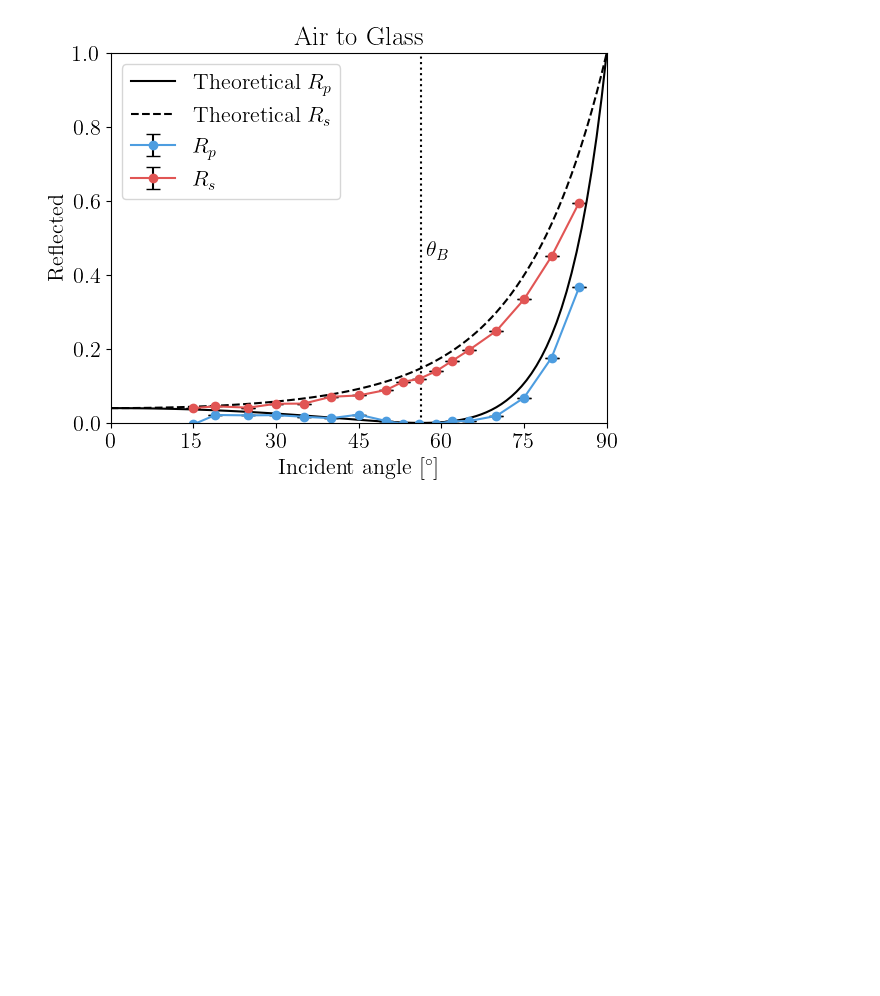
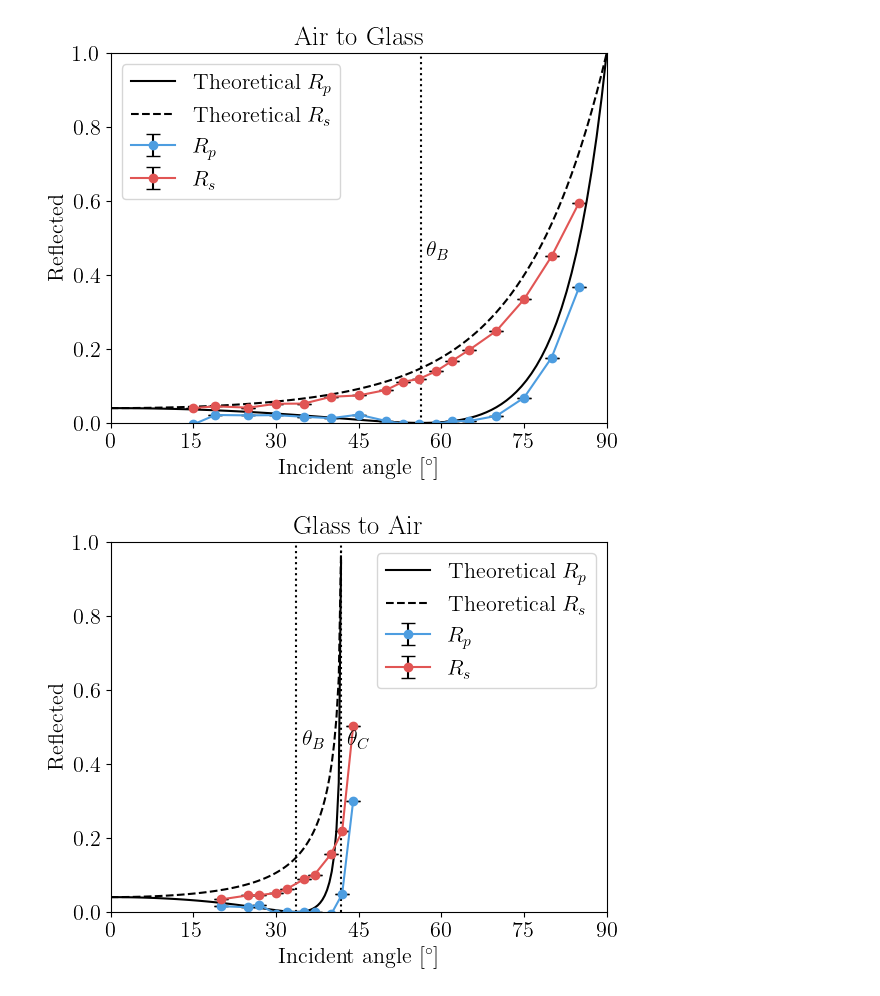
Before and after one commit to AsMoeBoe/eksperimentel-fysik, a Jupyter notebook: FresnelRelationsDay2.ipynb, the cells around one changed output. Drawn from its saved outputs; the diff is of its cells as text; code cells hidden in the pictures; blank space fills up the shorter version.

```diff
--- a/FresnelRelationsDay2.ipynb
+++ b/FresnelRelationsDay2.ipynb
@@ -107,19 +107,20 @@ class Measurement:
         ax.legend()
 # %%
 air_to_glass_reflected_filename = "Data1"
-glass_to_air_reflected_filename = "data/test_mock_glass_to_air_reflected.txt"
-air_to_glass_transmitted_filename = "data/test_mock_air_to_glass_transmitted.txt"
-glass_to_air_transmitted_filename = "data/test_mock_glass_to_air_transmitted.txt"
+glass_to_air_reflected_filename = "Data2"
+air_to_glass_transmitted_filename = "Data3"
+glass_to_air_transmitted_filename = "Data4"
 # %%
 measurement1 = Measurement(air_to_glass_reflected_filename, True, True)
-#measurement2 = Measurement(glass_to_air_reflected_filename, True, False, (1.76, 1.68), (0.01, 0.02), (1.76, 1.68), (0.01, 0.02))
-#measurement3 = Measurement(air_to_glass_transmitted_filename, False, True, (1.76, 1.68), (0.01, 0.02), (1.76, 1.68), (0.01, 0.02))
-#measurement4 = Measurement(glass_to_air_transmitted_filename, False, False, (1.76, 1.68), (0.01, 0.02), (1.76, 1.68), (0.01, 0.02))
+measurement2 = Measurement(glass_to_air_reflected_filename, True, False)
+measurement3 = Measurement(air_to_glass_transmitted_filename, False, True)
+measurement4 = Measurement(glass_to_air_transmitted_filename, False, False)
 fig, ax = plt.subplots(2, 2)
 measurement1.plot(ax[0][0])
-#measurement2.plot(ax[0][1])
-#measurement3.plot(ax[1][0])
-#measurement4.plot(ax[1][1])
+measurement2.plot(ax[0][1])
+measurement3.plot(ax[1][0])
+measurement4.plot(ax[1][1])
 # %% [output]
 [figure]
 [figure]
+[figure, added]
```
Also changed, not shown: parts of 1 cell of this notebook, 2 other files.
